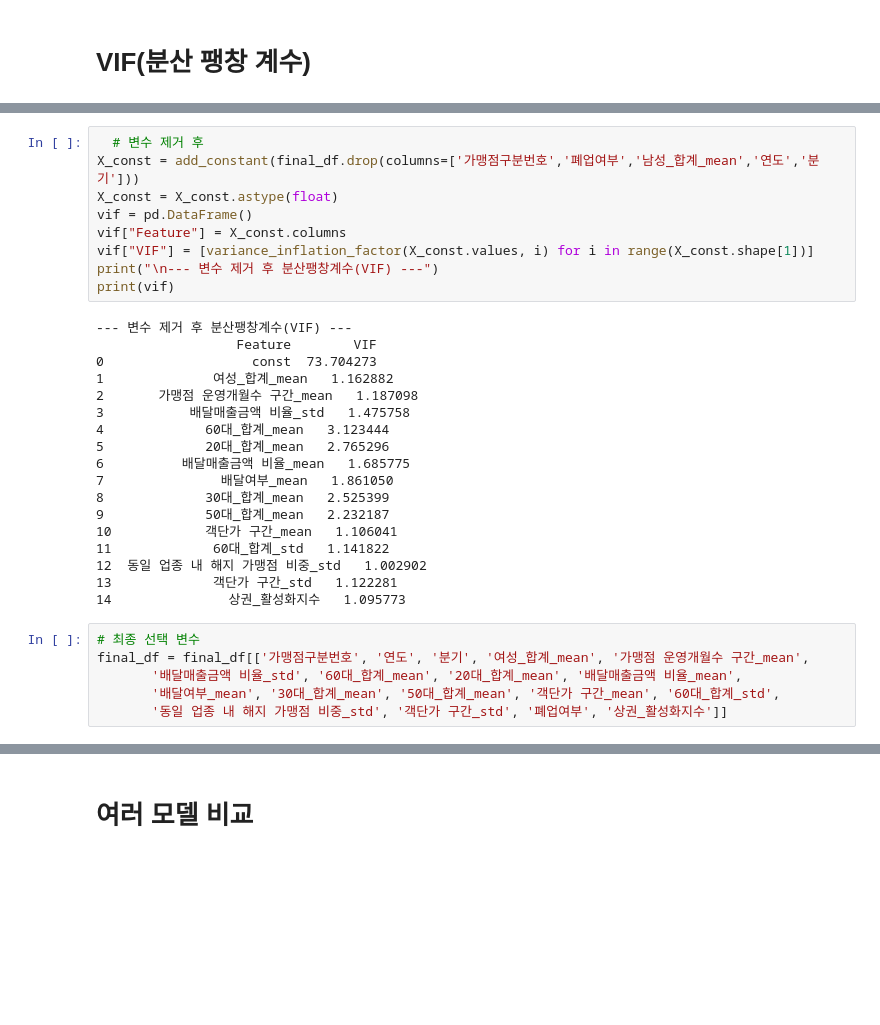
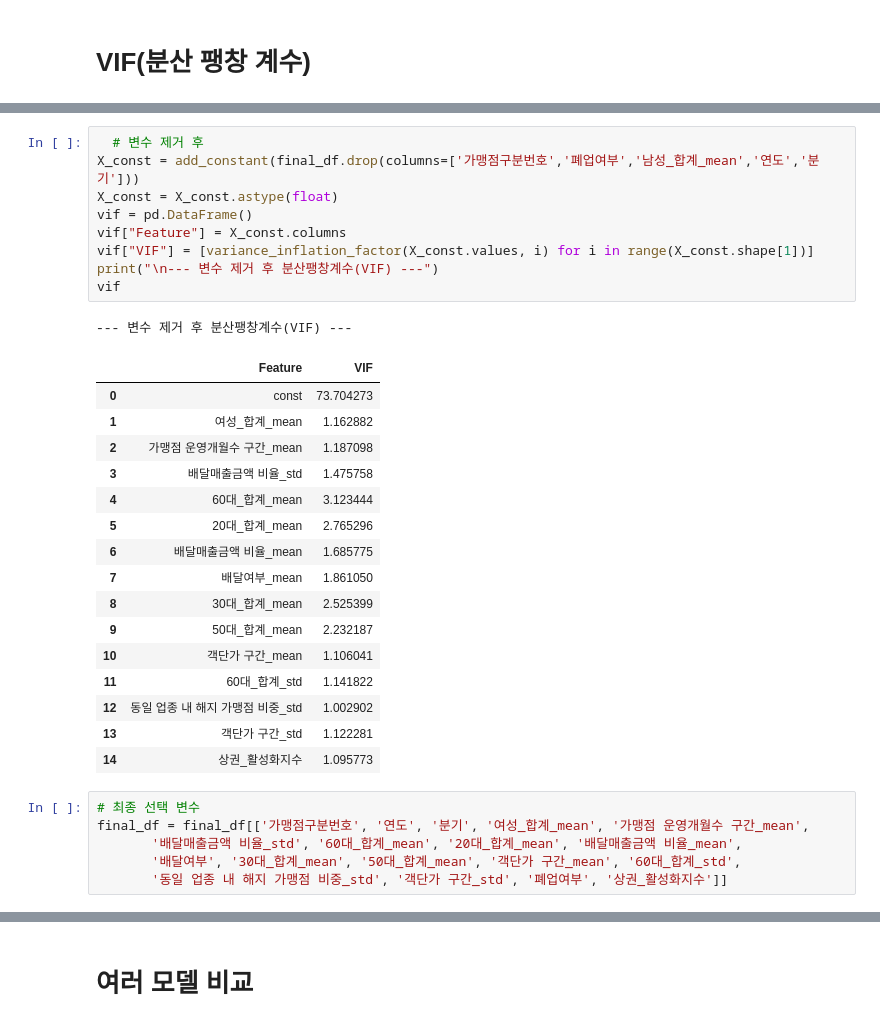
Before and after one commit to oneline47/DM_closure-prediction, a Jupyter notebook: src/statistical_feature_model.ipynb, the cells around one changed output, grey strips where cells are left out. Saved outputs shown, nothing was run; the diff lists cells and outputs as text; blank space fills up the shorter version.

```diff
--- a/src/statistical_feature_model.ipynb
+++ b/src/statistical_feature_model.ipynb
@@ -382,33 +381,33 @@ print(vif)
 # %%
   # 변수 제거 후
 X_const = add_constant(final_df.drop(columns=['가맹점구분번호','폐업여부','남성_합계_mean','연도','분기']))
 X_const = X_const.astype(float)
 vif = pd.DataFrame()
 vif["Feature"] = X_const.columns
 vif["VIF"] = [variance_inflation_factor(X_const.values, i) for i in range(X_const.shape[1])]
 print("\n--- 변수 제거 후 분산팽창계수(VIF) ---")
-print(vif)
+vif
 # %% [output]
 --- 변수 제거 후 분산팽창계수(VIF) ---
-                  Feature        VIF
-0                   const  73.704273
-1              여성_합계_mean   1.162882
-2       가맹점 운영개월수 구간_mean   1.187098
-3           배달매출금액 비율_std   1.475758
-4             60대_합계_mean   3.123444
-5             20대_합계_mean   2.765296
-6          배달매출금액 비율_mean   1.685775
-7               배달여부_mean   1.861050
-8             30대_합계_mean   2.525399
-9             50대_합계_mean   2.232187
-10            객단가 구간_mean   1.106041
-11             60대_합계_std   1.141822
-12  동일 업종 내 해지 가맹점 비중_std   1.002902
-13             객단가 구간_std   1.122281
-14               상권_활성화지수   1.095773
+|  | Feature | VIF |
+| 0 | const | 73.704273 |
+| 1 | 여성_합계_mean | 1.162882 |
+| 2 | 가맹점 운영개월수 구간_mean | 1.187098 |
+| 3 | 배달매출금액 비율_std | 1.475758 |
+| 4 | 60대_합계_mean | 3.123444 |
+| 5 | 20대_합계_mean | 2.765296 |
+| 6 | 배달매출금액 비율_mean | 1.685775 |
+| 7 | 배달여부_mean | 1.861050 |
+| 8 | 30대_합계_mean | 2.525399 |
+| 9 | 50대_합계_mean | 2.232187 |
+| 10 | 객단가 구간_mean | 1.106041 |
+| 11 | 60대_합계_std | 1.141822 |
+| 12 | 동일 업종 내 해지 가맹점 비중_std | 1.002902 |
+| 13 | 객단가 구간_std | 1.122281 |
+| 14 | 상권_활성화지수 | 1.095773 |
 # %%
 # 최종 선택 변수
 final_df = final_df[['가맹점구분번호', '연도', '분기', '여성_합계_mean', '가맹점 운영개월수 구간_mean',
        '배달매출금액 비율_std', '60대_합계_mean', '20대_합계_mean', '배달매출금액 비율_mean',
-       '배달여부_mean', '30대_합계_mean', '50대_합계_mean', '객단가 구간_mean', '60대_합계_std',
+       '배달여부', '30대_합계_mean', '50대_합계_mean', '객단가 구간_mean', '60대_합계_std',
        '동일 업종 내 해지 가맹점 비중_std', '객단가 구간_std', '폐업여부', '상권_활성화지수']]
```
Also changed, not shown: parts of 2 cells of this notebook.
